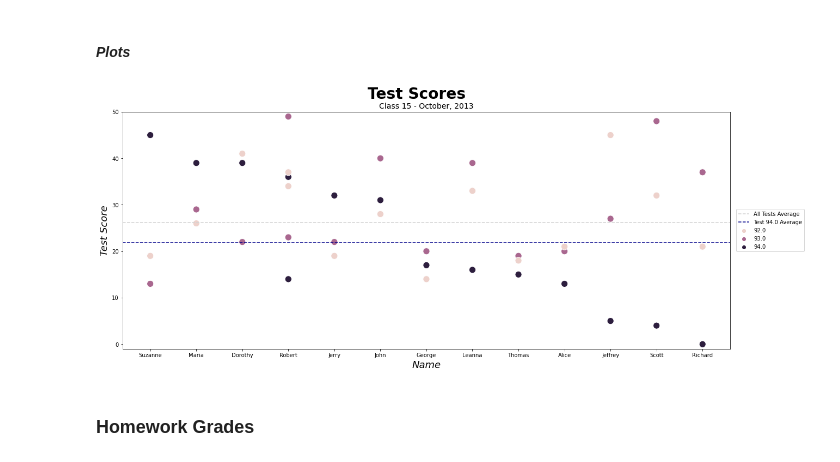
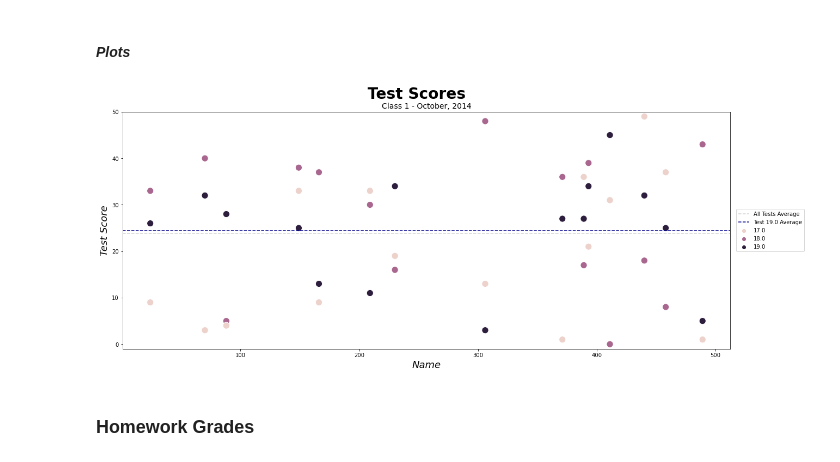
Before and after one commit to mikitz/china-students, a Jupyter notebook: (Teacher) Class Reports.ipynb, the cells around one changed output. Saved outputs shown, nothing was run; the diff lists cells and outputs as text; code cells hidden in the pictures.

```diff
--- a/(Teacher) Class Reports.ipynb
+++ b/(Teacher) Class Reports.ipynb
@@ -39,12 +39,12 @@ lClasses = classes['CLASS_ID'].to_list()
 lStudents = students['STUDENT_ID'].to_list()
 # %%
 # Set the class ID
-tiClassID = 15
+tiClassID = 1
 # %% [markdown]
 # Monthly Report
 # %%
 # Set the month and year
-tiYear = 2013
+tiYear = 2014
 tiMonth = 10
 # Get the month name from its number
 oMonth = datetime.date(tiYear, tiMonth, 1).strftime('%B')
@@ -158,26 +143,26 @@ dfTestScoresTestAverages['TEST_ID'] = list(range(int(dfTestScoresTest['TEST_ID']
 # %%
 # Create the figure and axis objects
 fig, ax = plt.subplots(figsize = (20, 8))
 # Plot the data
-sns.scatterplot(x='STUDENT_NAME_ENGLISH', y='TEST_SCORE', hue='TEST_ID', data = dfTestScoresTest, ax = ax, s = 150)
+sns.scatterplot(x='STUDENT_ID', y='TEST_SCORE', hue='TEST_ID', data = dfTestScoresTest, ax = ax, s = 150)
 # Plot the average test score of all these tests
 plt.axhline(y = dfTestScoresTest['TEST_SCORE'].mean(), color = 'lightgrey', linestyle = 'dashed', label = 'All Tests Average')
 # Plot the this month's test average score
 plt.axhline(y = dfTestScoresTest['TEST_SCORE'].where(dfTestScoresTest['TEST_DATE'].dt.month == tiMonth).mean(),
             color = 'darkblue', linestyle = 'dashed', label = 'Test {} Average'.format(dfTestScoresTest['TEST_ID'].max()))
 # Set up the legend
 plt.legend(bbox_to_anchor=(1.01, 0.5), loc='center left', borderaxespad=0)
 # Format the graph
 tSubtitle = 'Class {} - {}, {}'.format(tiClassID, oMonth, tiYear)
 plt.suptitle("Test Scores", size = 28, fontweight = "bold", y = 0.96, ha = 'center')
 ax.set_title(tSubtitle, size = 14, ha = 'center')
 ax.set_xlabel("Name", size = 18, style="italic")
 ax.set_ylabel("Test Score", size = 18, style="italic")
 ax.set(ylim = (-1, 50))
 # Add labels
 fShowValuesOnBars(ax)
 # %% [output]
-[figure, old version]
+[figure, new version]
 # %% [markdown]
 ### Homework Grades
 # %% [markdown]
```
Also changed, not shown: parts of 17 cells of this notebook, 1 other file.
